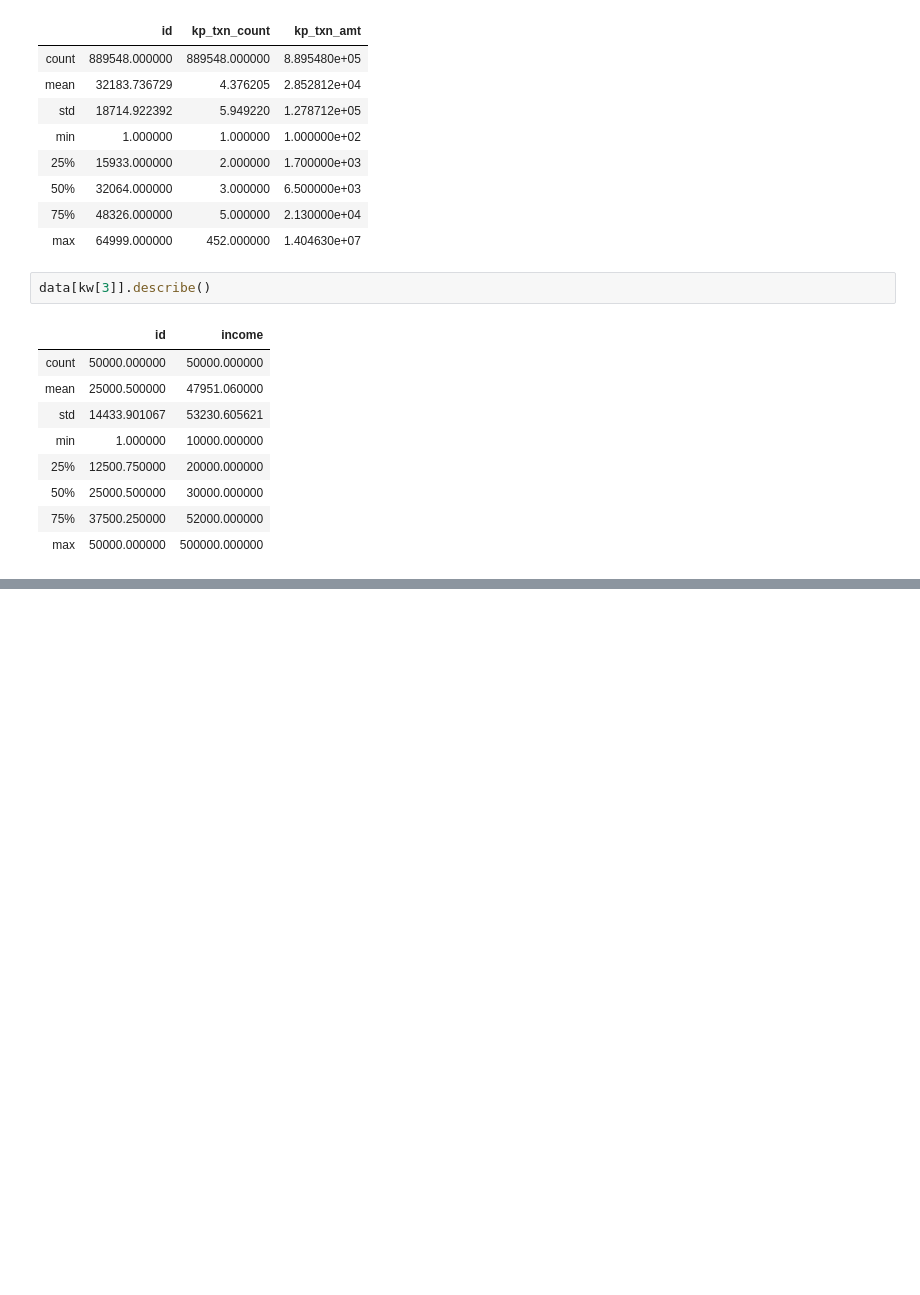
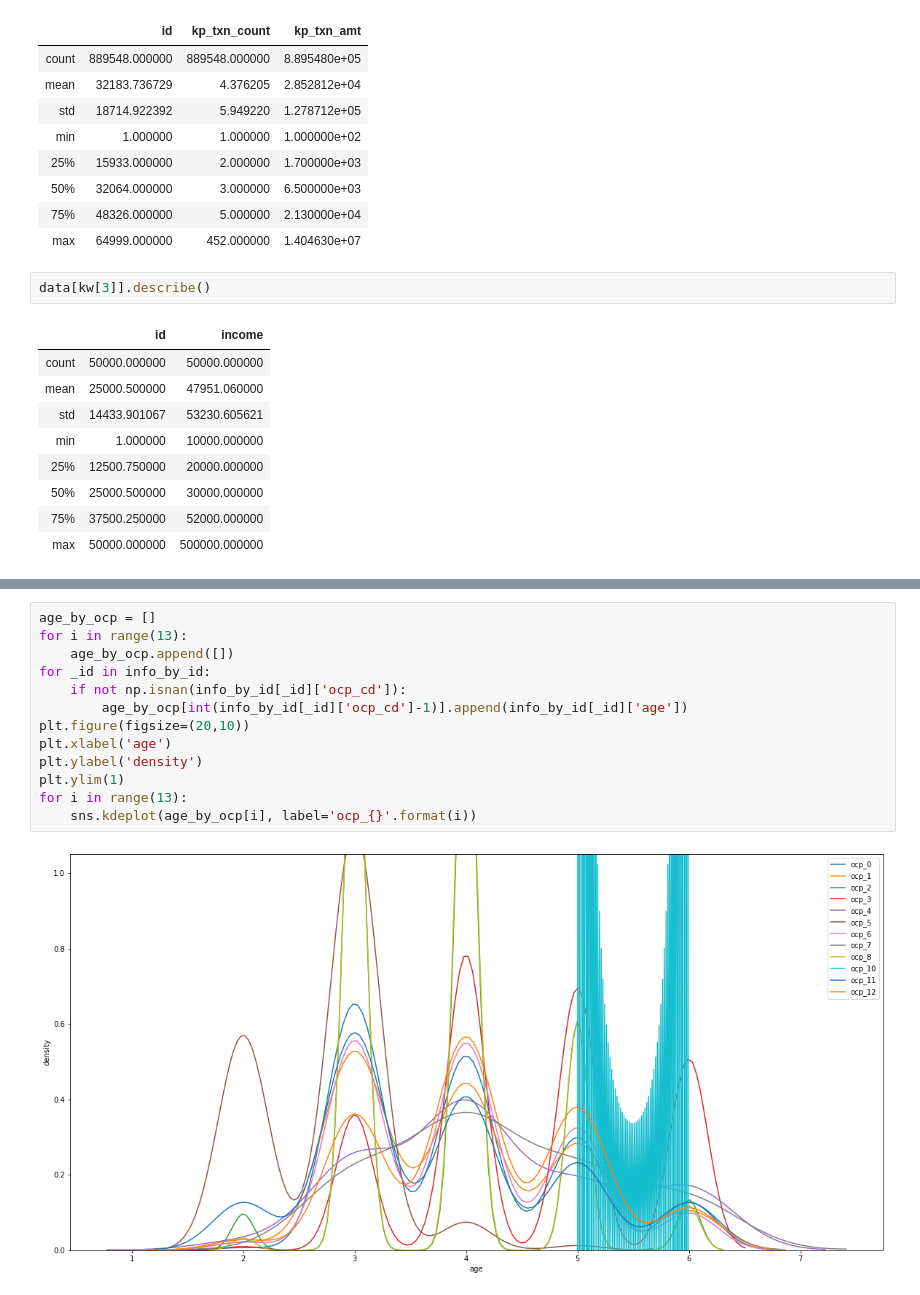
Before and after one commit to thanit456/techjam_2019, a Jupyter notebook: data_pack/Dai.ipynb, the cells around one changed output, grey strips where cells are left out. Drawn from its saved outputs; the diff is of its cells as text; blank space fills up the shorter version.

```diff
--- a/data_pack/Dai.ipynb
+++ b/data_pack/Dai.ipynb
@@ -89,0 +229,15 @@ data[kw[3]].describe()
+# %%
+age_by_ocp = []
+for i in range(13):
+    age_by_ocp.append([])
+for _id in info_by_id:
+    if not np.isnan(info_by_id[_id]['ocp_cd']):
+        age_by_ocp[int(info_by_id[_id]['ocp_cd']-1)].append(info_by_id[_id]['age'])
+plt.figure(figsize=(20,10))
+plt.xlabel('age')
+plt.ylabel('density')
+plt.ylim(1)
+for i in range(13):
+    sns.kdeplot(age_by_ocp[i], label='ocp_{}'.format(i))
+# %% [output]
+[figure, added]
```
Also changed, not shown: parts of 19 cells of this notebook.
